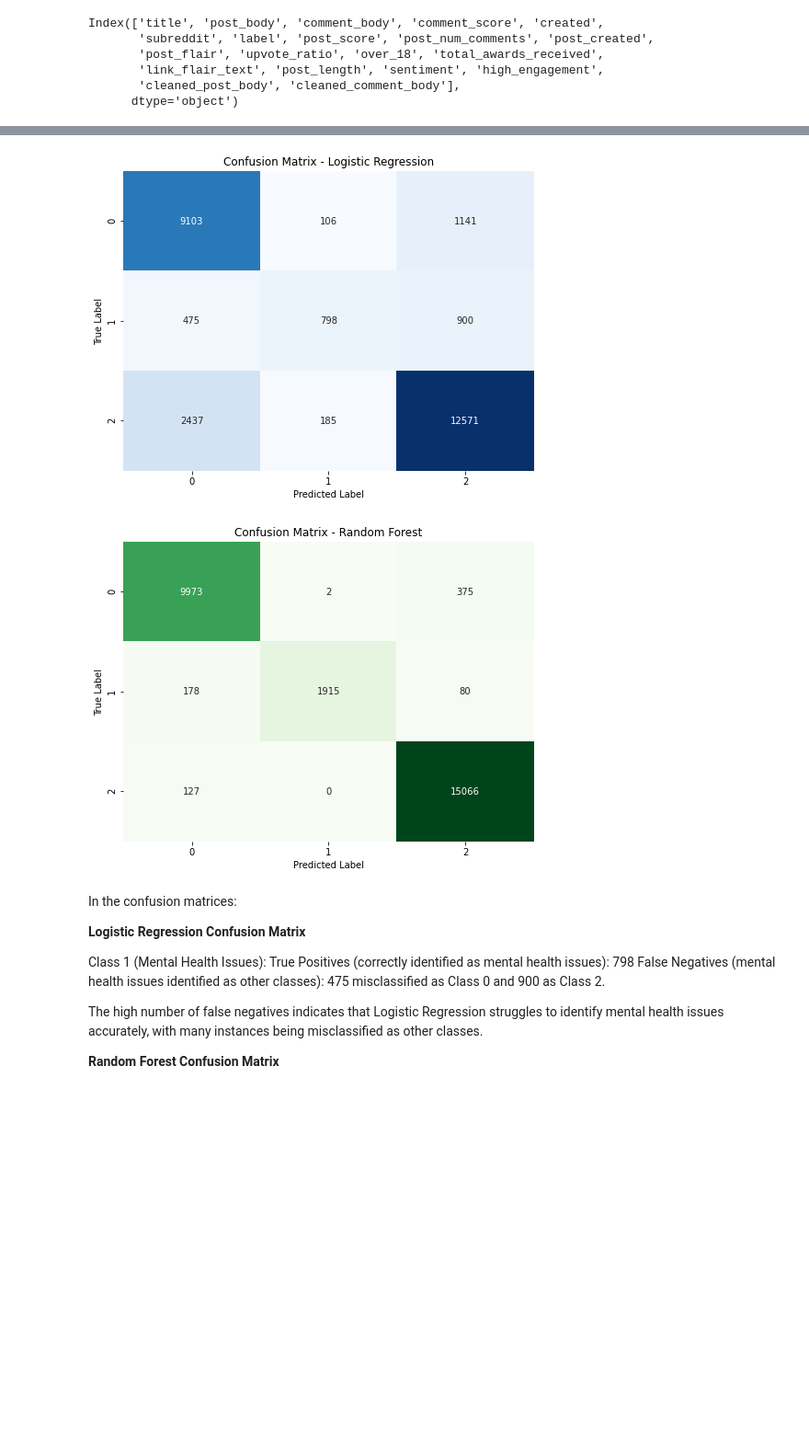
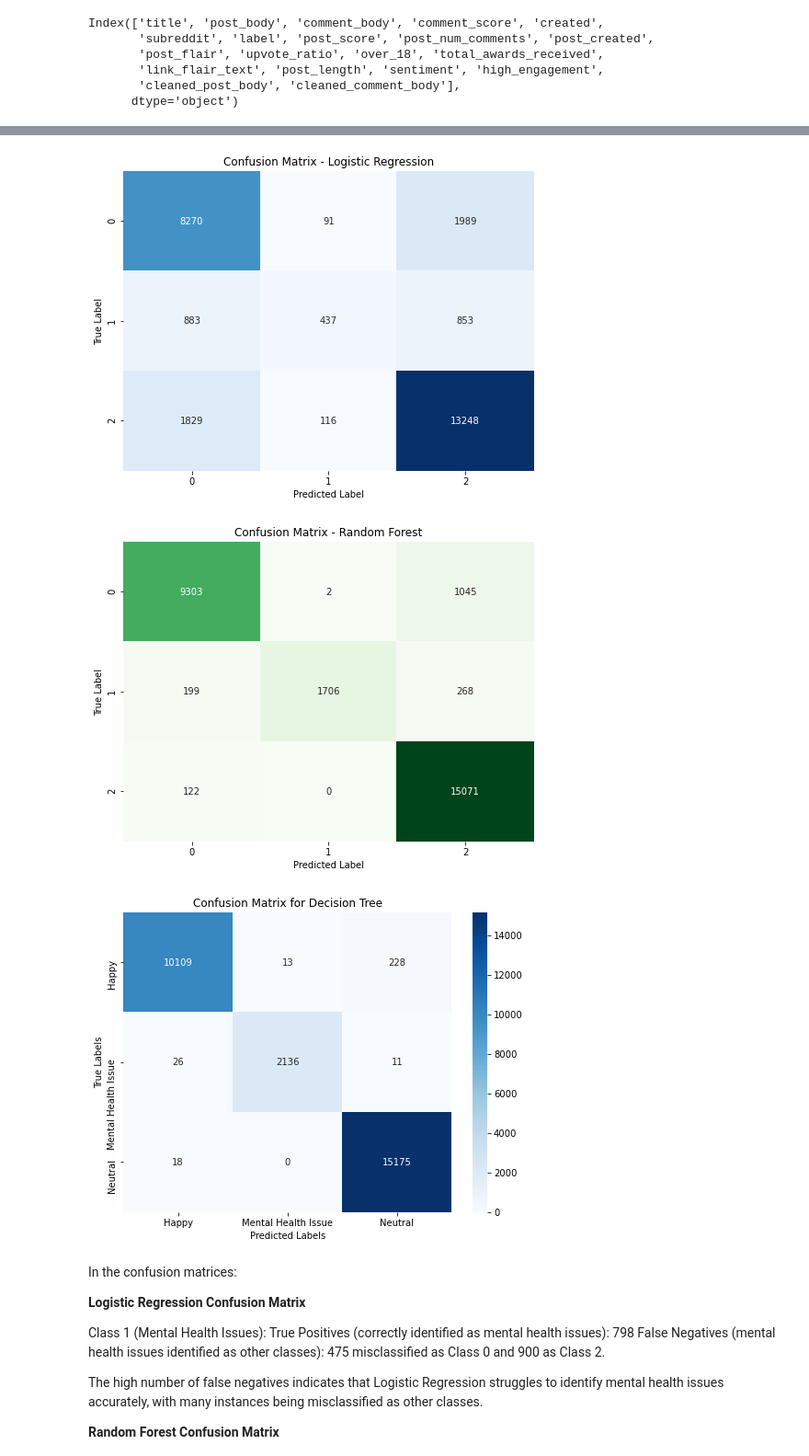
Before and after one commit to CynthiaJerono/Phase_5_Project, a Jupyter notebook: Isaac.ipynb, the cells around one changed output, grey strips where cells are left out. Shown at 92% size. Cells and saved outputs as stored; diff of their text form; code cells hidden in the pictures; blank space fills up the shorter version.

```diff
--- a/Isaac.ipynb
+++ b/Isaac.ipynb
@@ -980,12 +959,13 @@ Index(['title', 'post_body', 'comment_body', 'comment_score', 'created',
       dtype='object')
 # %%
 from sklearn.tree import DecisionTreeClassifier
+import joblib
 
 # Define the selected features and target
 selected_features = [
-    'title', 'subreddit', 'post_score', 'comment_score', 'upvote_ratio',
-    'total_awards_received', 'post_length','post_flair','over_18',
-    'sentiment', 'cleaned_post_body', 'cleaned_comment_body','post_num_comments'
+    'title', 'subreddit','comment_score', 'upvote_ratio', 'post_score',
+    'total_awards_received', 'post_length','over_18','post_num_comments',
+    'sentiment', 'cleaned_post_body', 'cleaned_comment_body'
 ]
 target = 'label'
 
@@ -1019,7 +999,7 @@ print("Logistic Regression Classification Report:\n", classification_report(y_te
 # Create a pipeline for random forest using the same preprocessor
 pipeline_rf = Pipeline(steps=[
     ('preprocessor', preprocessor),
-    ('classifier', RandomForestClassifier(n_estimators=100, max_depth=10, random_state=42))  # Random Forest model
+    ('classifier', RandomForestClassifier(n_estimators=100, max_depth=8, random_state=42))  # Random Forest model
 ])
 
 # Fit and evaluate the random forest model
@@ -1068,27 +1048,39 @@ In conclusion, Random Forest is significantly more effective at identifying ment
 # %%
 from sklearn.metrics import confusion_matrix
 
 
 # Confusion matrix for Logistic Regression
 conf_matrix_lr = confusion_matrix(y_test, y_pred_lr)
 plt.figure(figsize=(8, 6))
 sns.heatmap(conf_matrix_lr, annot=True, fmt="d", cmap="Blues", cbar=False)
 plt.title("Confusion Matrix - Logistic Regression")
 plt.xlabel("Predicted Label")
 plt.ylabel("True Label")
 plt.show()
 
 # Confusion matrix for Random Forest
 conf_matrix_rf = confusion_matrix(y_test, y_pred_rf)
 plt.figure(figsize=(8, 6))
 sns.heatmap(conf_matrix_rf, annot=True, fmt="d", cmap="Greens", cbar=False)
 plt.title("Confusion Matrix - Random Forest")
 plt.xlabel("Predicted Label")
 plt.ylabel("True Label")
 plt.show()
+
+#  confusion matrix Decision tree
+cm = confusion_matrix(y_test, y_pred_dt)
+
+plt.figure(figsize=(8, 6))
+sns.heatmap(cm, annot=True, fmt='d', cmap='Blues', xticklabels=['Happy', 'Mental Health Issue', 'Neutral'],
+            yticklabels=['Happy', 'Mental Health Issue', 'Neutral'])
+plt.xlabel('Predicted Labels')
+plt.ylabel('True Labels')
+plt.title('Confusion Matrix for Decision Tree')
+plt.show()
 # %% [output]
 [figure]
-[figure, old version]
+[figure, new version]
+[figure, added]
 # %% [markdown]
 In the confusion matrices:
 
```
Also changed, not shown: parts of 13 cells of this notebook, 2 other files.
